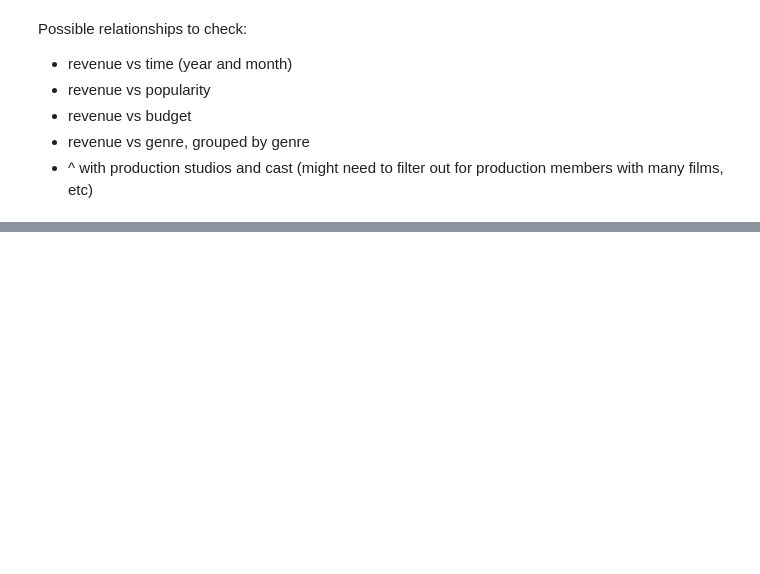
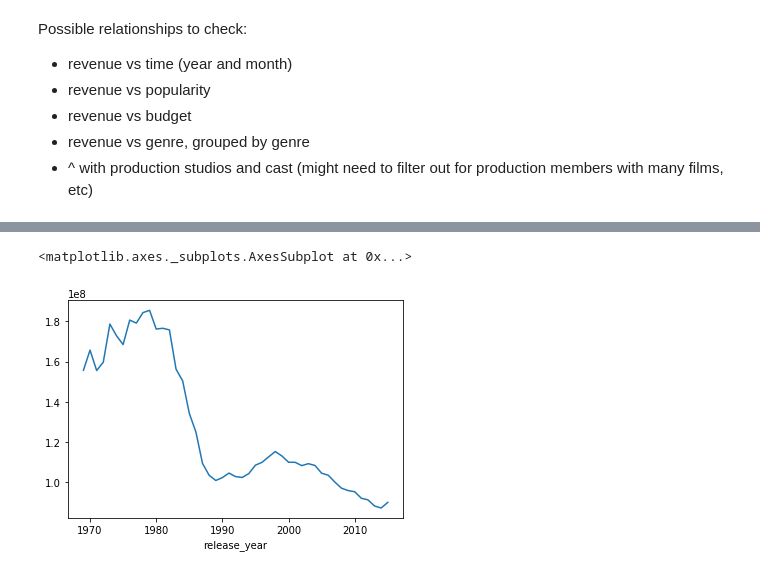
Before and after one commit to jtanquil/data_analyst_nanodegree, a Jupyter notebook: project2/Untitled.ipynb, the cells around one changed output, grey strips where cells are left out. Saved outputs shown, nothing was run; the diff lists cells and outputs as text; code cells hidden in the pictures; blank space fills up the shorter version.

```diff
--- a/project2/Untitled.ipynb
+++ b/project2/Untitled.ipynb
@@ -1056,0 +1061,2 @@ write_csv(list(unique_leads), "leads.csv")
+# %%
+df = pd.read_csv("cleaned_data.csv")
@@ -1056,0 +1129,5 @@ write_csv(list(unique_leads), "leads.csv")
+# %%
+df.groupby(["release_year"])["revenue_adj"].mean().rolling(10).mean().plot()
+# %% [output]
+<matplotlib.axes._subplots.AxesSubplot at 0x...>
+[figure, added]
```
Also changed, not shown: parts of 25 cells of this notebook.
